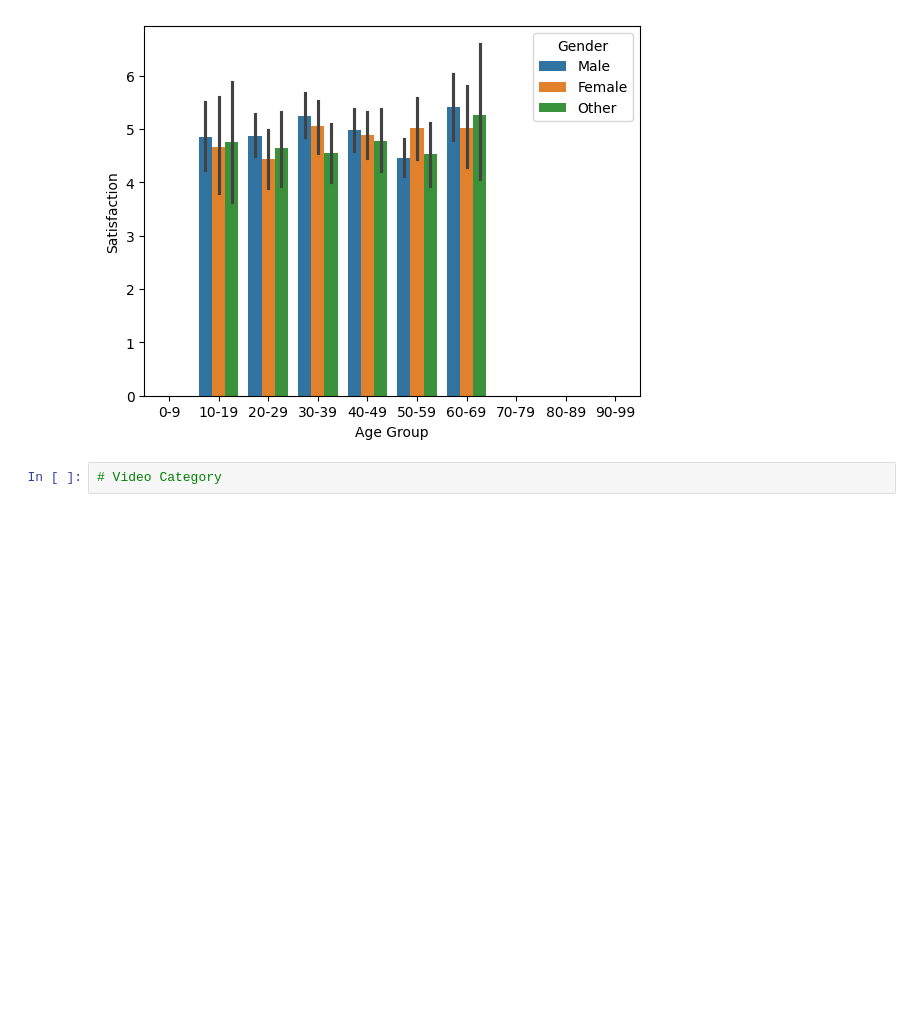
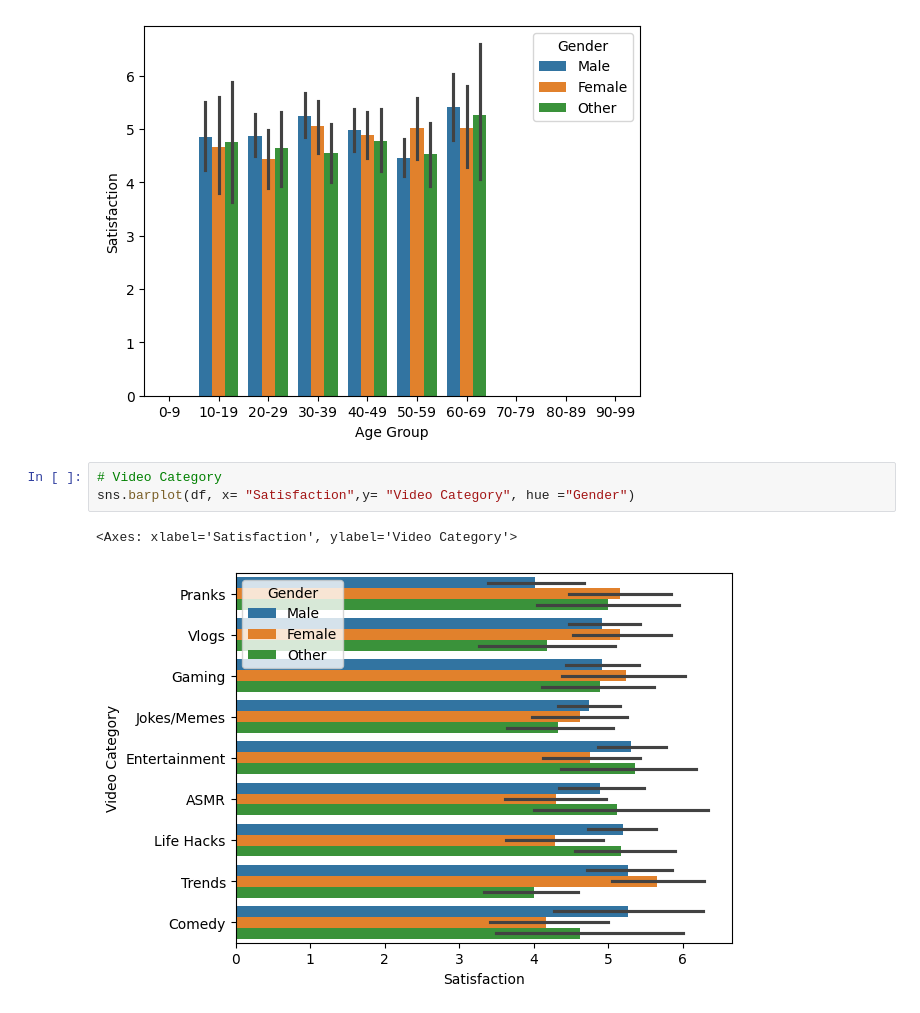
Before and after one commit to khelifaYacine/Menace-des-r-seaux-sociaux-, a Jupyter notebook: EDA_Temps_perdu_reseaux_sociaux.ipynb, the cells around one changed output. Saved outputs shown, nothing was run; the diff lists cells and outputs as text; blank space fills up the shorter version.

Commit message:
Satisfaction par genre selon la catégorie   de vedio

```diff
--- a/EDA_Temps_perdu_reseaux_sociaux.ipynb
+++ b/EDA_Temps_perdu_reseaux_sociaux.ipynb
@@ -164,5 +164,9 @@ sns.displot(data=df, x= "DeviceType") ;
 sns.barplot (df, x= "Age Group",y= "Satisfaction", hue= "Gender");
 # %% [output]
 [figure]
-# %%
-# Video Category
+# %%
+# Video Category
+sns.barplot(df, x= "Satisfaction",y= "Video Category", hue ="Gender")
+# %% [output]
+<Axes: xlabel='Satisfaction', ylabel='Video Category'>
+[figure, added]
```
